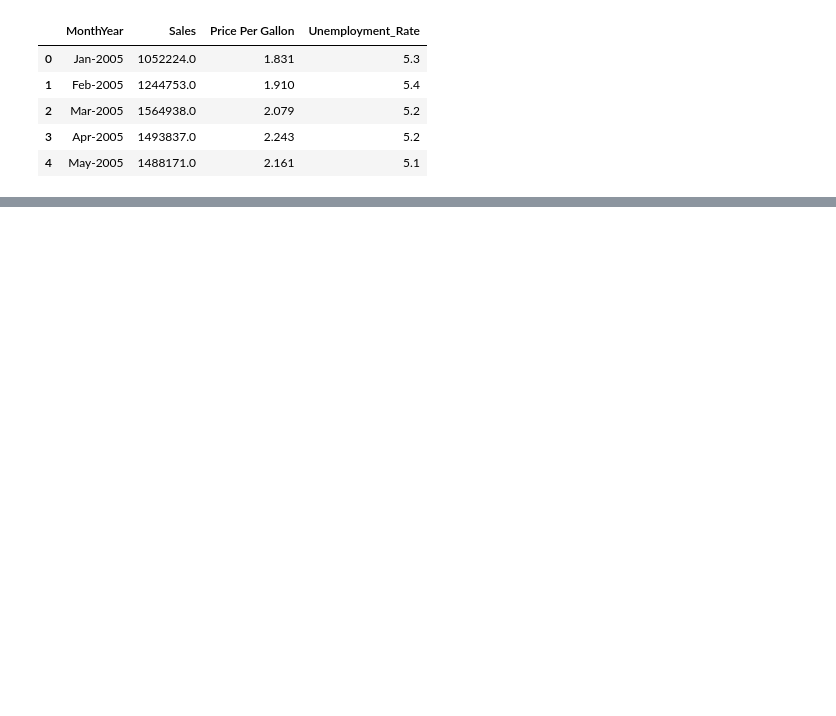
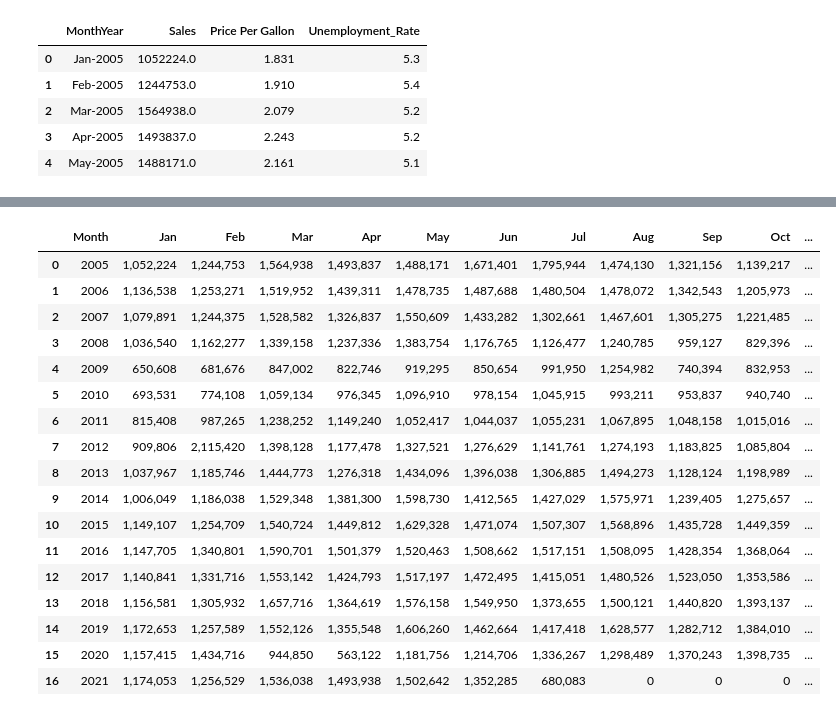
Before and after one commit to michelleherman13/auto-sales, a Jupyter notebook: data/Bargraphs.ipynb, the cells around one changed output, grey strips where cells are left out. Cells and saved outputs as stored; diff of their text form; code cells hidden in the pictures; blank space fills up the shorter version.

```diff
--- a/data/Bargraphs.ipynb
+++ b/data/Bargraphs.ipynb
@@ -10,10 +10,11 @@ import numpy as np
 
 # File to Load (Remember to Change These)
 final_data = "final_file.csv"
+sales_data = 'sales.csv'
 
 # Read Purchasing File and store into Pandas data frame
 graph_df = pd.read_csv(final_data)
-
+sales_df = pd.read_csv(sales_data)
 graph_df.head()
 # %% [output]
 |  | MonthYear | Sales | Price Per Gallon | Unemployment_Rate |
@@ -30,0 +132,22 @@ plt.show()
+# %%
+sales_df.dropna(how='all')
+sales_df
+# %% [output]
+|  | Month | Jan | Feb | Mar | Apr | May | Jun | Jul | Aug | Sep | Oct | ... |
+| 0 | 2005 | 1,052,224 | 1,244,753 | 1,564,938 | 1,493,837 | 1,488,171 | 1,671,401 | 1,795,944 | 1,474,130 | 1,321,156 | 1,139,217 | ... |
+| 1 | 2006 | 1,136,538 | 1,253,271 | 1,519,952 | 1,439,311 | 1,478,735 | 1,487,688 | 1,480,504 | 1,478,072 | 1,342,543 | 1,205,973 | ... |
+| 2 | 2007 | 1,079,891 | 1,244,375 | 1,528,582 | 1,326,837 | 1,550,609 | 1,433,282 | 1,302,661 | 1,467,601 | 1,305,275 | 1,221,485 | ... |
+| 3 | 2008 | 1,036,540 | 1,162,277 | 1,339,158 | 1,237,336 | 1,383,754 | 1,176,765 | 1,126,477 | 1,240,785 | 959,127 | 829,396 | ... |
+| 4 | 2009 | 650,608 | 681,676 | 847,002 | 822,746 | 919,295 | 850,654 | 991,950 | 1,254,982 | 740,394 | 832,953 | ... |
+| 5 | 2010 | 693,531 | 774,108 | 1,059,134 | 976,345 | 1,096,910 | 978,154 | 1,045,915 | 993,211 | 953,837 | 940,740 | ... |
+| 6 | 2011 | 815,408 | 987,265 | 1,238,252 | 1,149,240 | 1,052,417 | 1,044,037 | 1,055,231 | 1,067,895 | 1,048,158 | 1,015,016 | ... |
+| 7 | 2012 | 909,806 | 2,115,420 | 1,398,128 | 1,177,478 | 1,327,521 | 1,276,629 | 1,141,761 | 1,274,193 | 1,183,825 | 1,085,804 | ... |
+| 8 | 2013 | 1,037,967 | 1,185,746 | 1,444,773 | 1,276,318 | 1,434,096 | 1,396,038 | 1,306,885 | 1,494,273 | 1,128,124 | 1,198,989 | ... |
+| 9 | 2014 | 1,006,049 | 1,186,038 | 1,529,348 | 1,381,300 | 1,598,730 | 1,412,565 | 1,427,029 | 1,575,971 | 1,239,405 | 1,275,657 | ... |
+| 10 | 2015 | 1,149,107 | 1,254,709 | 1,540,724 | 1,449,812 | 1,629,328 | 1,471,074 | 1,507,307 | 1,568,896 | 1,435,728 | 1,449,359 | ... |
+| 11 | 2016 | 1,147,705 | 1,340,801 | 1,590,701 | 1,501,379 | 1,520,463 | 1,508,662 | 1,517,151 | 1,508,095 | 1,428,354 | 1,368,064 | ... |
+| 12 | 2017 | 1,140,841 | 1,331,716 | 1,553,142 | 1,424,793 | 1,517,197 | 1,472,495 | 1,415,051 | 1,480,526 | 1,523,050 | 1,353,586 | ... |
+| 13 | 2018 | 1,156,581 | 1,305,932 | 1,657,716 | 1,364,619 | 1,576,158 | 1,549,950 | 1,373,655 | 1,500,121 | 1,440,820 | 1,393,137 | ... |
+| 14 | 2019 | 1,172,653 | 1,257,589 | 1,552,126 | 1,355,548 | 1,606,260 | 1,462,664 | 1,417,418 | 1,628,577 | 1,282,712 | 1,384,010 | ... |
+| 15 | 2020 | 1,157,415 | 1,434,716 | 944,850 | 563,122 | 1,181,756 | 1,214,706 | 1,336,267 | 1,298,489 | 1,370,243 | 1,398,735 | ... |
+| 16 | 2021 | 1,174,053 | 1,256,529 | 1,536,038 | 1,493,938 | 1,502,642 | 1,352,285 | 680,083 | 0 | 0 | 0 | ... |
```
Also changed, not shown: parts of 18 cells of this notebook, 3 other files.
